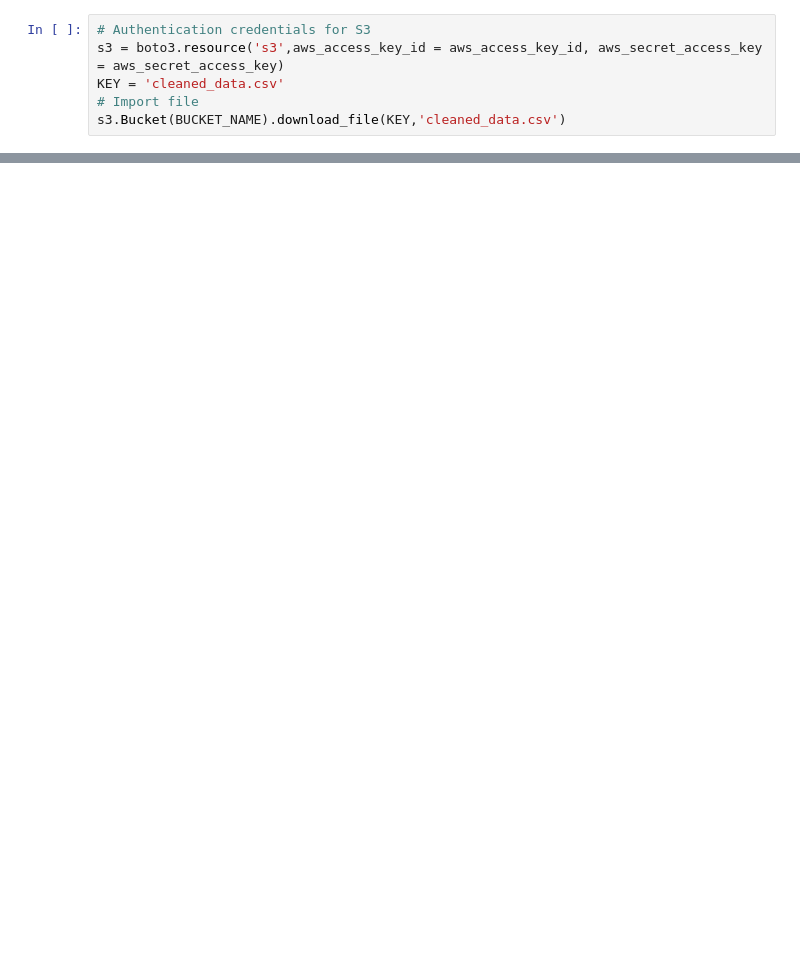
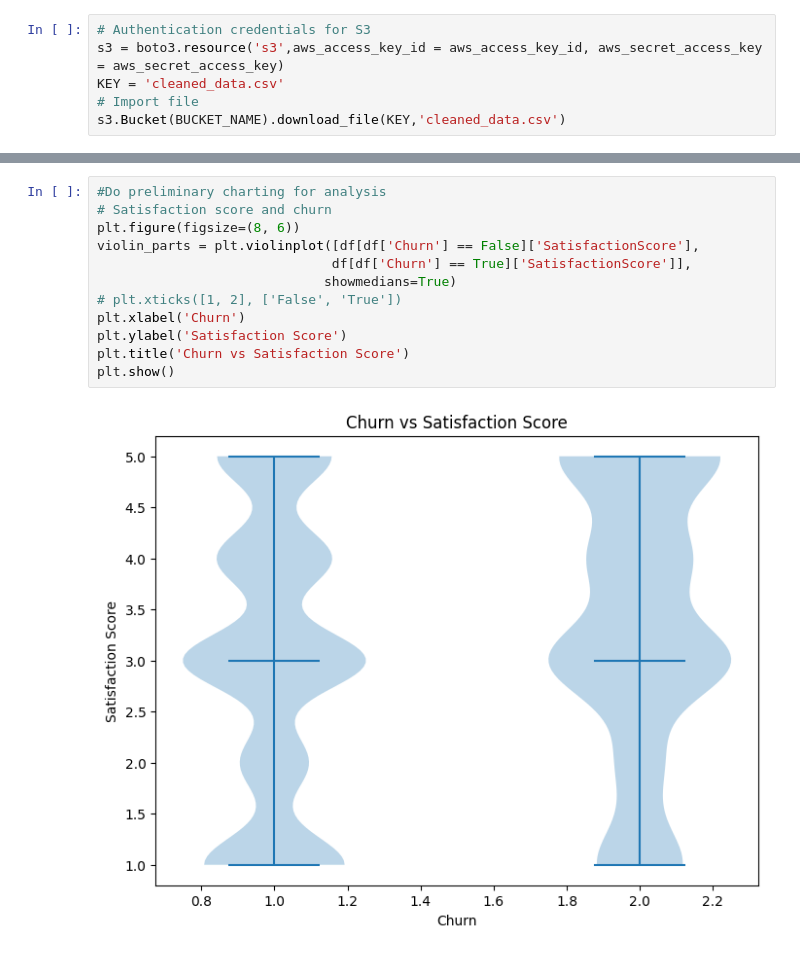
Before and after one commit to rhisehl/Customer-Churn-Model, a Jupyter notebook: Data_Analysis/Data_Analysis.ipynb, the cells around one changed output, grey strips where cells are left out. Saved outputs shown, nothing was run; the diff lists cells and outputs as text; blank space fills up the shorter version.

```diff
--- a/Data_Analysis/Data_Analysis.ipynb
+++ b/Data_Analysis/Data_Analysis.ipynb
@@ -79,0 +126,14 @@ for col in cols[:-1]:
+# %%
+#Do preliminary charting for analysis
+# Satisfaction score and churn
+plt.figure(figsize=(8, 6))
+violin_parts = plt.violinplot([df[df['Churn'] == False]['SatisfactionScore'],
+                              df[df['Churn'] == True]['SatisfactionScore']],
+                             showmedians=True)
+# plt.xticks([1, 2], ['False', 'True'])
+plt.xlabel('Churn')
+plt.ylabel('Satisfaction Score')
+plt.title('Churn vs Satisfaction Score')
+plt.show()
+# %% [output]
+[figure, added]
```
Also changed, not shown: parts of 16 cells of this notebook, 1 other file.
